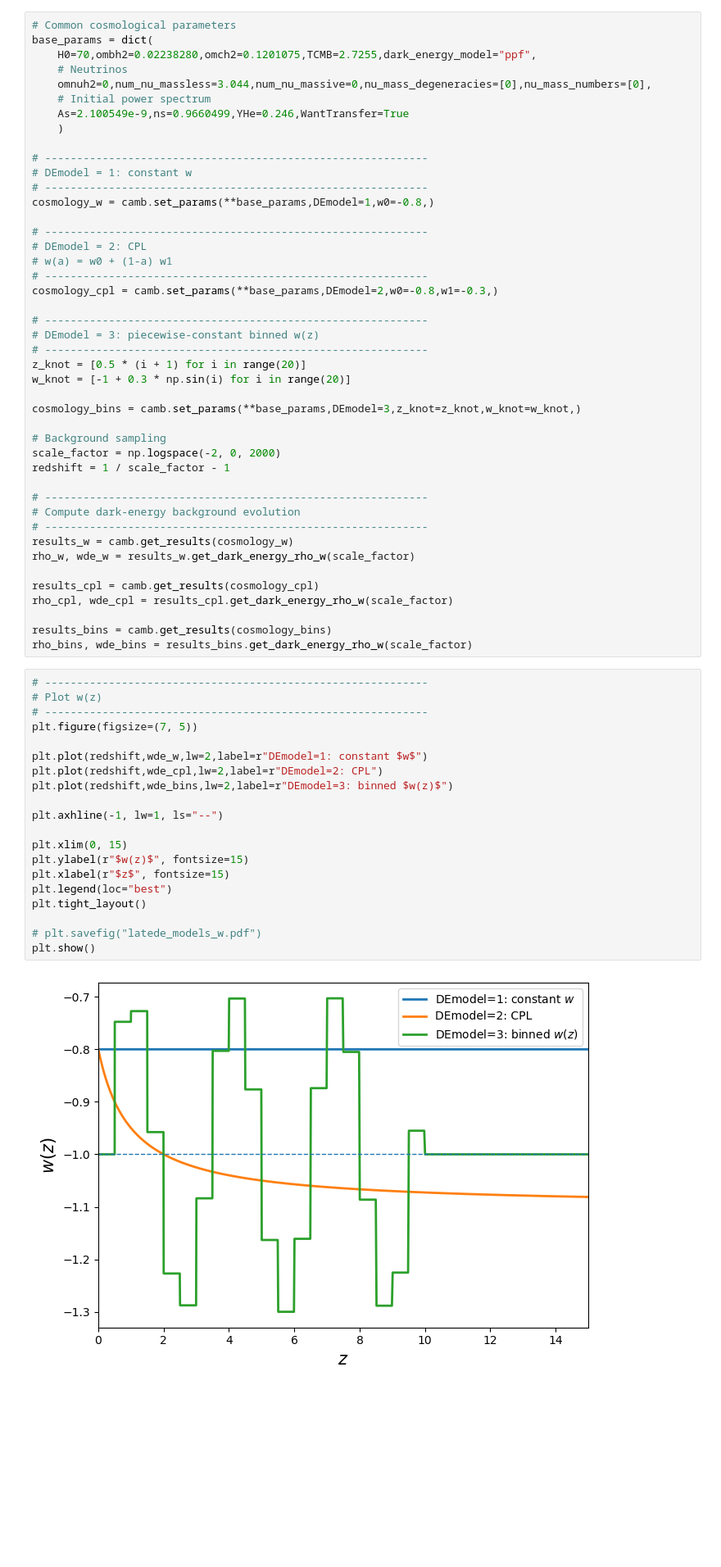
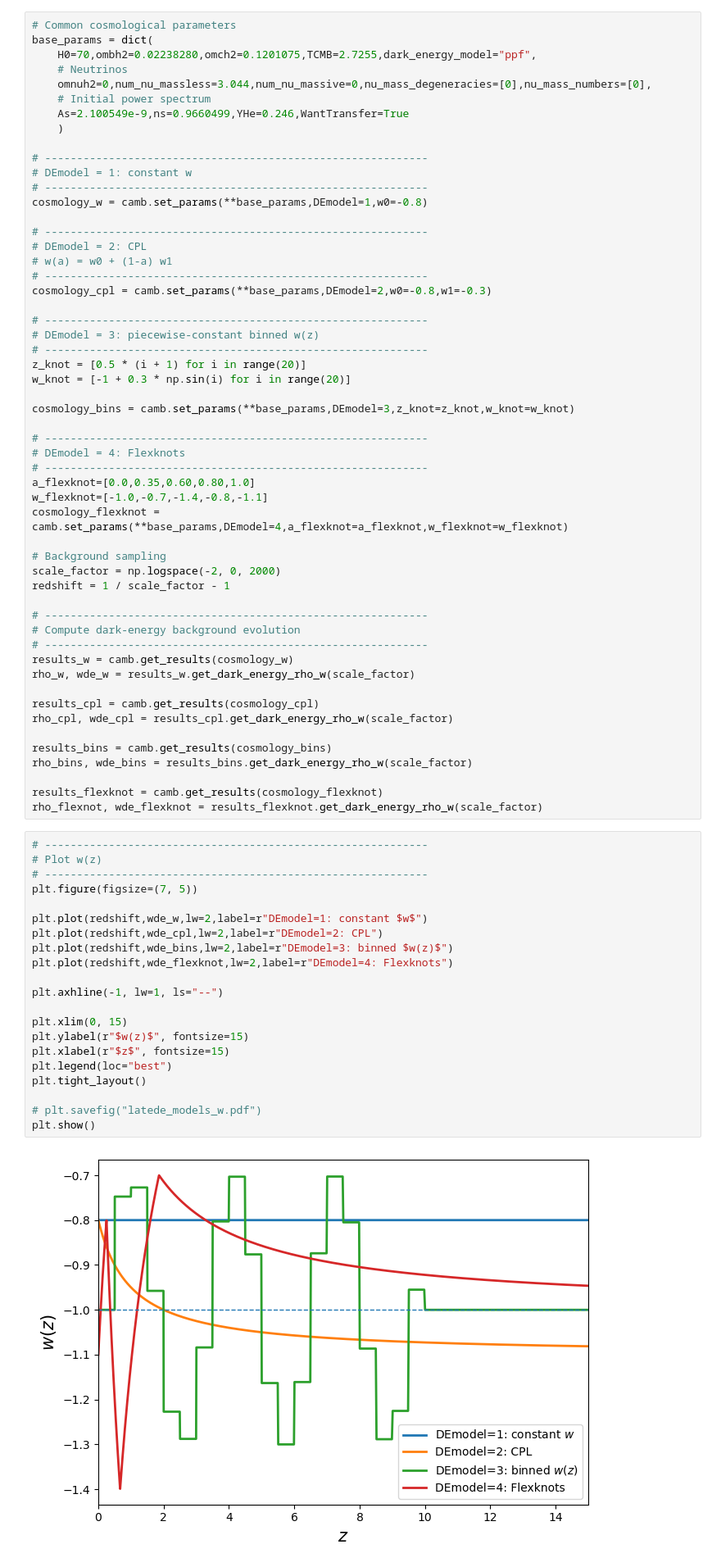
Before and after one commit to diogohf/CAMBv2LateDE, a Jupyter notebook: docs/test_latede.ipynb, the cells around one changed output. Shown at 82% size. Saved outputs shown, nothing was run; the diff lists cells and outputs as text; blank space fills up the shorter version.

Commit message:
Testing flexknots

```diff
--- a/docs/test_latede.ipynb
+++ b/docs/test_latede.ipynb
@@ -26,13 +32,13 @@ base_params = dict(
 # ------------------------------------------------------------
 # DEmodel = 1: constant w
 # ------------------------------------------------------------
-cosmology_w = camb.set_params(**base_params,DEmodel=1,w0=-0.8,)
+cosmology_w = camb.set_params(**base_params,DEmodel=1,w0=-0.8)
 
 # ------------------------------------------------------------
 # DEmodel = 2: CPL
 # w(a) = w0 + (1-a) w1
 # ------------------------------------------------------------
-cosmology_cpl = camb.set_params(**base_params,DEmodel=2,w0=-0.8,w1=-0.3,)
+cosmology_cpl = camb.set_params(**base_params,DEmodel=2,w0=-0.8,w1=-0.3)
 
 # ------------------------------------------------------------
 # DEmodel = 3: piecewise-constant binned w(z)
@@ -40,7 +46,14 @@ cosmology_cpl = camb.set_params(**base_params,DEmodel=2,w0=-0.8,w1=-0.3,)
 z_knot = [0.5 * (i + 1) for i in range(20)]
 w_knot = [-1 + 0.3 * np.sin(i) for i in range(20)]
 
-cosmology_bins = camb.set_params(**base_params,DEmodel=3,z_knot=z_knot,w_knot=w_knot,)
+cosmology_bins = camb.set_params(**base_params,DEmodel=3,z_knot=z_knot,w_knot=w_knot)
+
+# ------------------------------------------------------------
+# DEmodel = 4: Flexknots
+# ------------------------------------------------------------
+a_flexknot=[0.0,0.35,0.60,0.80,1.0]
+w_flexknot=[-1.0,-0.7,-1.4,-0.8,-1.1]
+cosmology_flexknot = camb.set_params(**base_params,DEmodel=4,a_flexknot=a_flexknot,w_flexknot=w_flexknot)
 
 # Background sampling
 scale_factor = np.logspace(-2, 0, 2000)
@@ -57,28 +70,32 @@ rho_cpl, wde_cpl = results_cpl.get_dark_energy_rho_w(scale_factor)
 
 results_bins = camb.get_results(cosmology_bins)
 rho_bins, wde_bins = results_bins.get_dark_energy_rho_w(scale_factor)
+
+results_flexknot = camb.get_results(cosmology_flexknot)
+rho_flexnot, wde_flexknot = results_flexknot.get_dark_energy_rho_w(scale_factor)
 # %%
 # ------------------------------------------------------------
 # Plot w(z)
 # ------------------------------------------------------------
 plt.figure(figsize=(7, 5))
 
 plt.plot(redshift,wde_w,lw=2,label=r"DEmodel=1: constant $w$")
 plt.plot(redshift,wde_cpl,lw=2,label=r"DEmodel=2: CPL")
 plt.plot(redshift,wde_bins,lw=2,label=r"DEmodel=3: binned $w(z)$")
+plt.plot(redshift,wde_flexknot,lw=2,label=r"DEmodel=4: Flexknots")
 
 plt.axhline(-1, lw=1, ls="--")
 
 plt.xlim(0, 15)
 plt.ylabel(r"$w(z)$", fontsize=15)
 plt.xlabel(r"$z$", fontsize=15)
 plt.legend(loc="best")
 plt.tight_layout()
 
 # plt.savefig("latede_models_w.pdf")
 plt.show()
 # %% [output]
-[figure, old version]
+[figure, new version]
 # %%
 # ------------------------------------------------------------
 # Plot rho_DE(a) / rho_DE(a=1)
```
Also changed, not shown: parts of 9 cells of this notebook.
